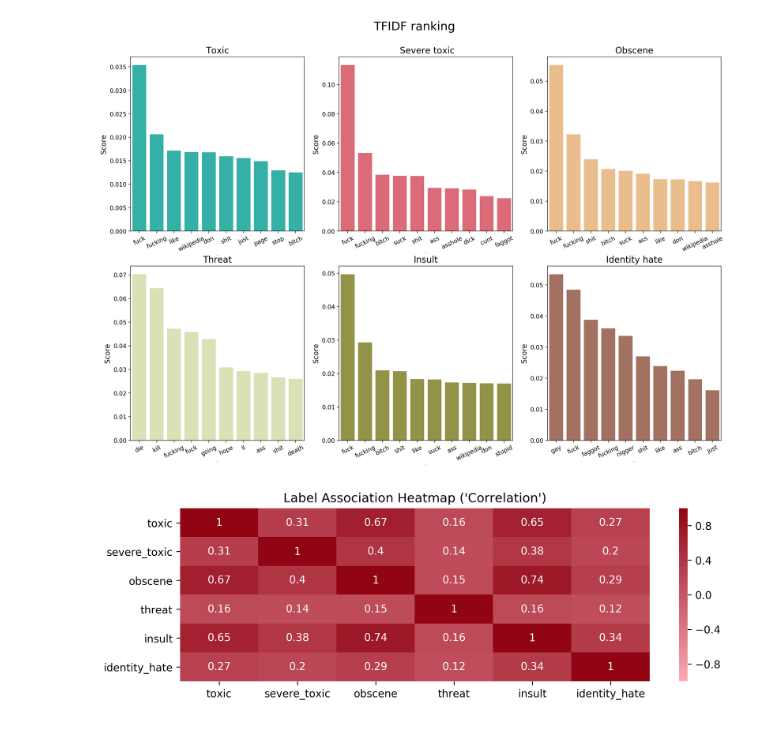
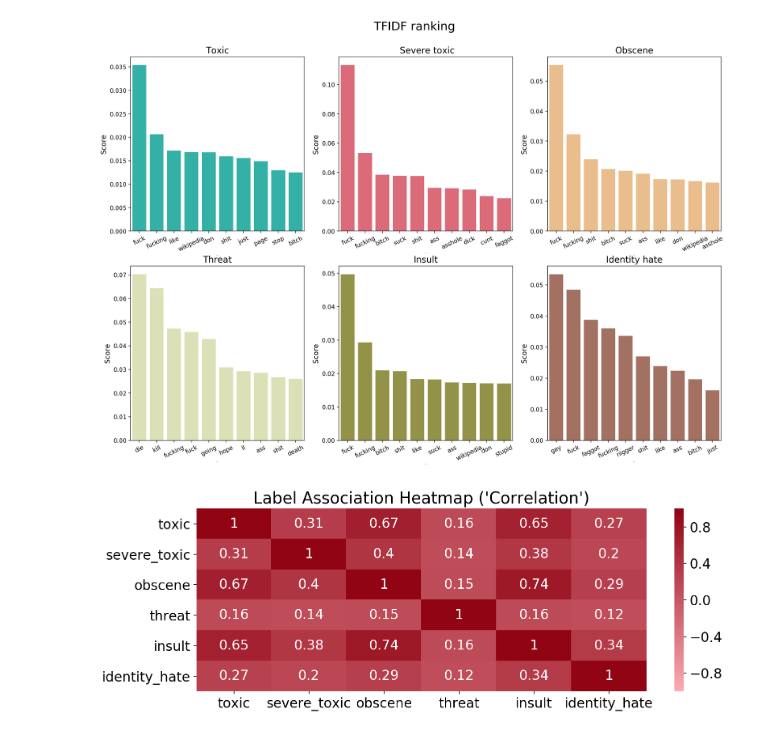
Before and after one commit to PuneetKohli/toxic_comment_classification, a Jupyter notebook: Data Exploration.ipynb, the cells around one changed output. Cells and saved outputs as stored; diff of their text form; code cells hidden in the pictures.

```diff
--- a/Data Exploration.ipynb
+++ b/Data Exploration.ipynb
@@ -360,25 +373,25 @@ plt.clf()
 # %%
 tox_labels = train[labels].copy()
 rowsums = tox_labels.sum(axis=1)
 train['clean']=(rowsums==0)
 tox_labels['clean']=train['clean'].copy()
 x = tox_labels.sum().copy()
+# create a 1 X 2 grid
+plt.figure(figsize=(12,4), dpi=150)
+#gs = gridspec.GridSpec(0, 0, wspace=0.1)
+font = {'family' : 'normal',
+        'size'   : 16}
 
-# create a 1 X 2 grid
-plt.figure(figsize=(10,10), dpi=300)
-gs = gridspec.GridSpec(2, 1, height_ratios=[2 , 1], wspace=0.1)
-
+plt.rc('font', **font)
 # corr matrix
 corr = tox_labels[labels].corr()
 
 # heatmap
-ax2 = plt.subplot(gs[1])
-sns.heatmap(corr, cmap=cmap2, ax = ax2,
+sns.heatmap(corr, cmap=cmap2,
             xticklabels=corr.columns.values, vmin = -1.0, vmax = 1.0,
             yticklabels=corr.columns.values, annot=True)
 plt.title("Label Association Heatmap ('Correlation')")
-#plt.xticks(rotation=20)
-plt.savefig('images/analysis/correlation_matrix_sq.png', bbox_inches='tight', transparent=True)
+plt.savefig('images/analysis/correlation_matrix_sq_margin.png', bbox_inches='tight', pad_inches=0.275)
 plt.show()
 # %% [output]
-[figure, old version]
+[figure, new version]
```
Also changed, not shown: parts of 7 cells of this notebook, 5 other files.
